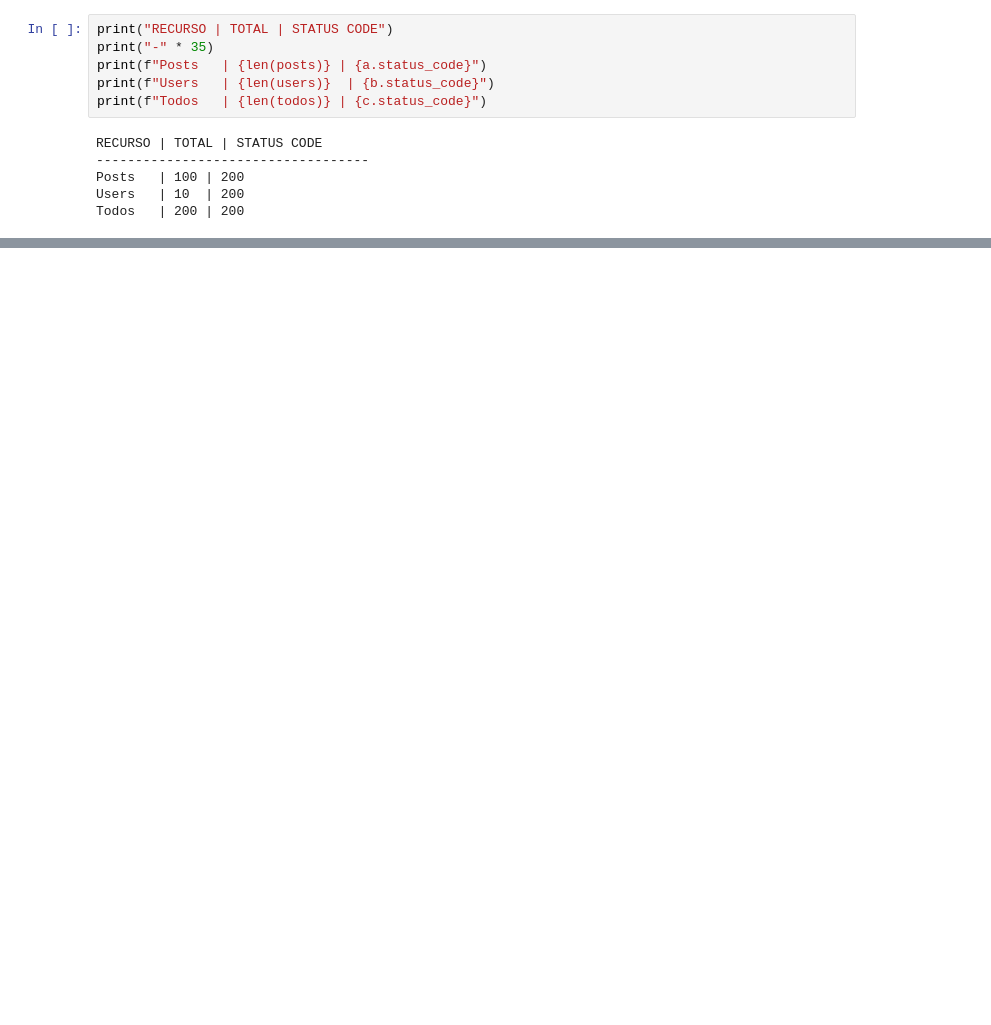
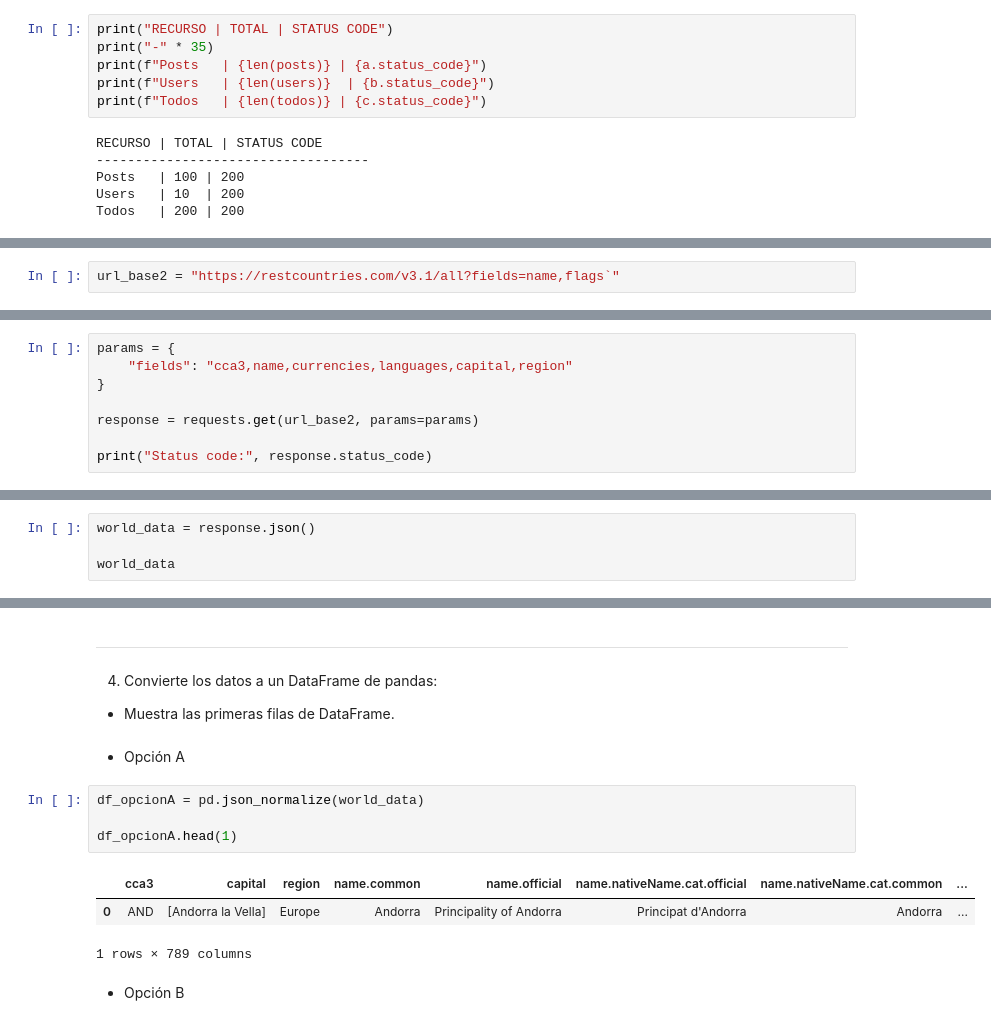
Before and after one commit to 15Rami03/Bootcamp-Analisis-de-datos, a Jupyter notebook: Sprint-12/Tarea S12.01. APIS REST.ipynb, the cells around one changed output, grey strips where cells are left out. Drawn from its saved outputs; the diff is of its cells as text; blank space fills up the shorter version.

```diff
--- a/Sprint-12/Tarea S12.01. APIS REST.ipynb
+++ b/Sprint-12/Tarea S12.01. APIS REST.ipynb
@@ -105,0 +236,2 @@ Status code: 201
+# %%
+url_base2 = "https://restcountries.com/v3.1/all?fields=name,flags`"
@@ -105,0 +240,8 @@ Status code: 201
+# %%
+params = {
+    "fields": "cca3,name,currencies,languages,capital,region"
+}
+
+response = requests.get(url_base2, params=params)
+
+print("Status code:", response.status_code)
@@ -105,0 +250,4 @@ Status code: 201
+# %%
+world_data = response.json()
+
+world_data
@@ -105,0 +272,18 @@ Status code: 201
+# %% [markdown]
+-------------
+# %% [markdown]
+4. Convierte los datos a un DataFrame de pandas:
+
+* Muestra las primeras filas de DataFrame.
+# %% [markdown]
+* Opción A
+# %%
+df_opcionA = pd.json_normalize(world_data)
+
+df_opcionA.head(1)
+# %% [output]
+|  | cca3 | capital | region | name.common | name.official | name.nativeName.cat.official | name.nativeName.cat.common | ... |
+| 0 | AND | [Andorra la Vella] | Europe | Andorra | Principality of Andorra | Principat d'Andorra | Andorra | ... |
+1 rows × 789 columns
+# %% [markdown]
+* Opción B
```
Also changed, not shown: parts of 59 cells of this notebook.
